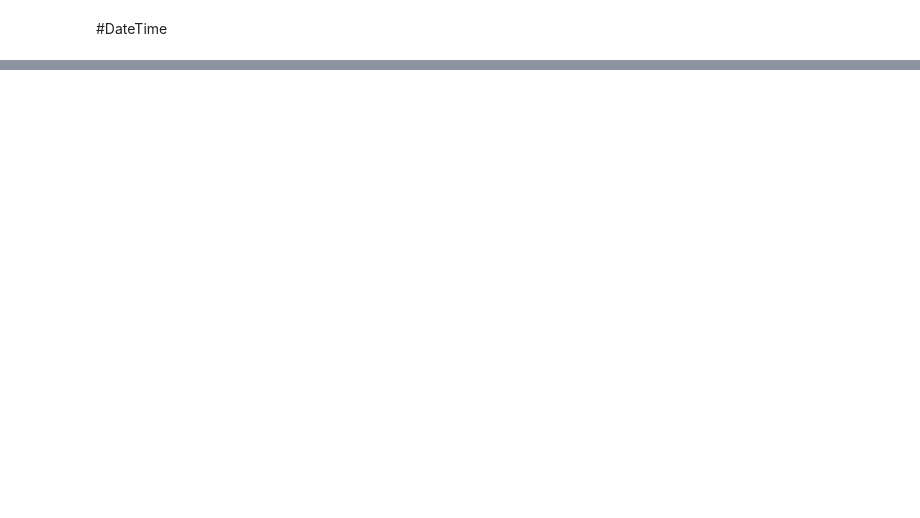
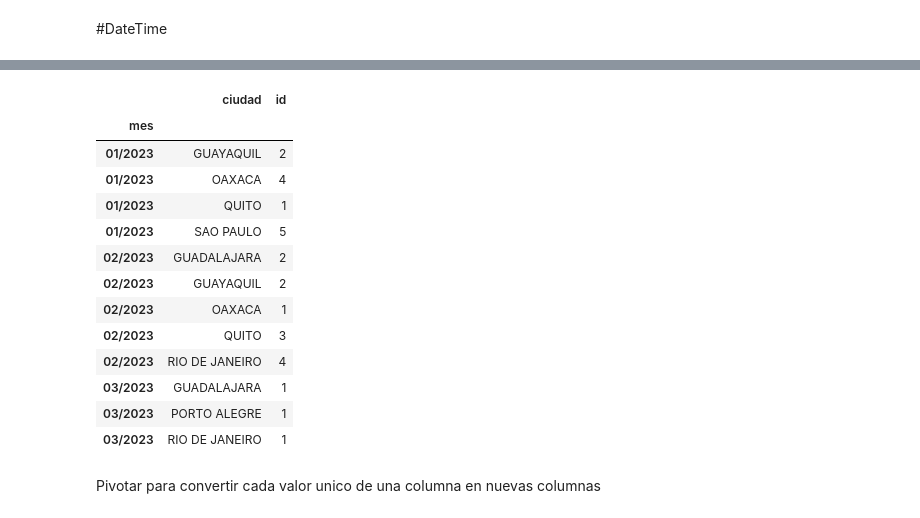
Before and after one commit to lromeror/DataVisualization, a Jupyter notebook: Joins and DateTime/JoinsDates.ipynb, the cells around one changed output, grey strips where cells are left out. Drawn from its saved outputs; the diff is of its cells as text; code cells hidden in the pictures; blank space fills up the shorter version.

```diff
--- a/Joins and DateTime/JoinsDates.ipynb
+++ b/Joins and DateTime/JoinsDates.ipynb
@@ -100,3 +100,6 @@ df_full
 | 24 | 183745 | There is nothing better than prog... | 424.0 | 110.0 | 29.0 | lucasperes | 02/03/2023 | RIO DE JANEIRO | 82.0 | ... |
 | 25 | 183746 | BORED AF | 488.0 | 28.0 | 27.0 | gabrielcarvajal | 02/03/2023 | GUADALAJARA | 21.0 | ... |
 | 26 | 183747 | I do not know if i like programmi... | 318.0 | 58.0 | 20.0 | isabelladasilva | 03/03/2023 | PORTO ALEGRE | 928.0 | ... |
+# %%
+df_full['mes']=df_full['fecha_publicado'].apply(lambda x:x[3:])
+df_full
@@ -102,0 +124,23 @@ df_full
+# %%
+#Para calcular la cantidad de Twitt que se trabajo en un mes
+group=df_full.groupby(['mes','ciudad']).agg({'id':'count'})
+# %%
+group=group.reset_index([1])
+group
+# %% [output]
+|  | ciudad | id |
+| mes |  |  |
+| 01/2023 | GUAYAQUIL | 2 |
+| 01/2023 | OAXACA | 4 |
+| 01/2023 | QUITO | 1 |
+| 01/2023 | SAO PAULO | 5 |
+| 02/2023 | GUADALAJARA | 2 |
+| 02/2023 | GUAYAQUIL | 2 |
+| 02/2023 | OAXACA | 1 |
+| 02/2023 | QUITO | 3 |
+| 02/2023 | RIO DE JANEIRO | 4 |
+| 03/2023 | GUADALAJARA | 1 |
+| 03/2023 | PORTO ALEGRE | 1 |
+| 03/2023 | RIO DE JANEIRO | 1 |
+# %% [markdown]
+Pivotar para convertir cada valor unico de una columna en nuevas columnas
```
Also changed, not shown: parts of 4 cells of this notebook.
